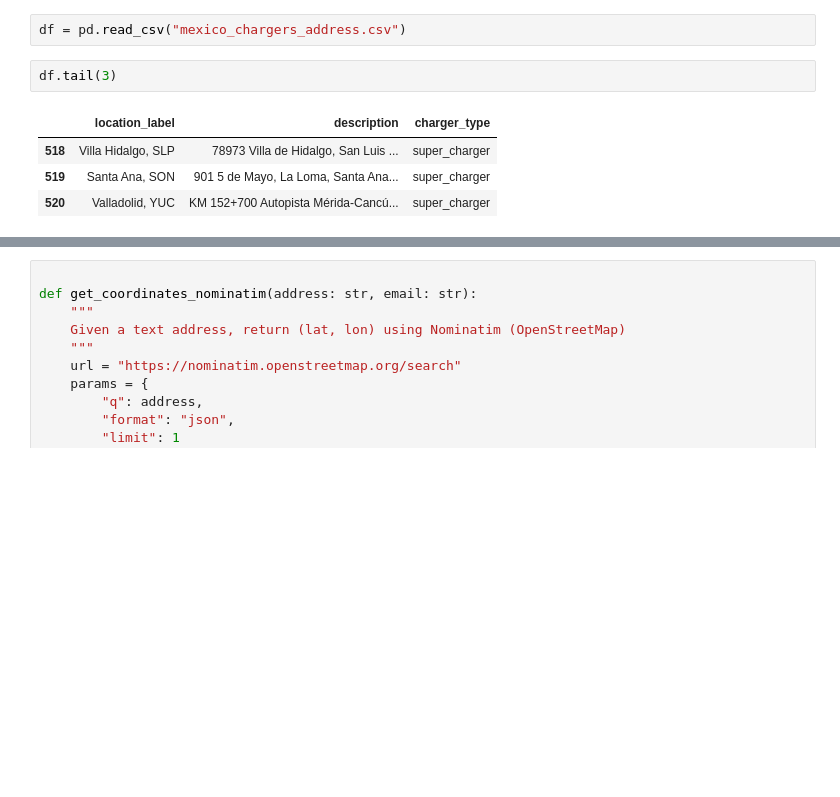
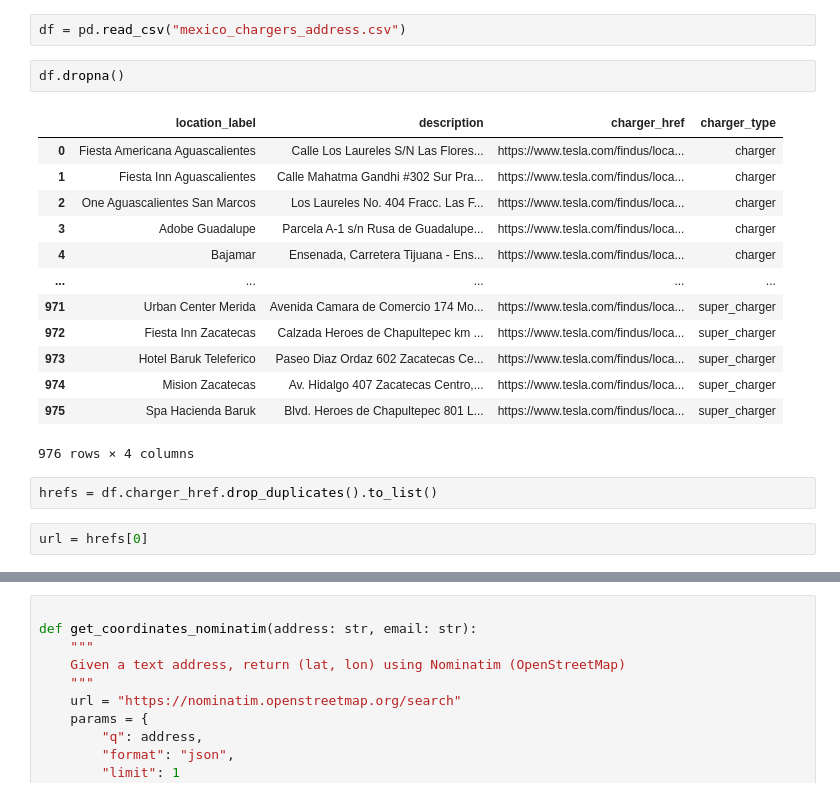
Before and after one commit to edgar-daniel-codes/geospatial-analytics-lab, a Jupyter notebook: projects/electric_reach_mex/drafts.ipynb, the cells around one changed output, grey strips where cells are left out. Cells and saved outputs as stored; diff of their text form; blank space fills up the shorter version.

Commit message:
Chargers coordinates

```diff
--- a/projects/electric_reach_mex/drafts.ipynb
+++ b/projects/electric_reach_mex/drafts.ipynb
@@ -49,9 +65,22 @@ def get_coordinates_nominatim(address: str, email: str):
 # %%
 df = pd.read_csv("mexico_chargers_address.csv")
 # %%
-df.tail(3)
+df.dropna()
 # %% [output]
-|  | location_label | description | charger_type |
-| 518 | Villa Hidalgo, SLP | 78973 Villa de Hidalgo, San Luis ... | super_charger |
-| 519 | Santa Ana, SON | 901 5 de Mayo, La Loma, Santa Ana... | super_charger |
-| 520 | Valladolid, YUC | KM 152+700 Autopista Mérida-Cancú... | super_charger |
+|  | location_label | description | charger_href | charger_type |
+| 0 | Fiesta Americana Aguascalientes | Calle Los Laureles S/N Las Flores... | https://www.tesla.com/findus/loca... | charger |
+| 1 | Fiesta Inn Aguascalientes | Calle Mahatma Gandhi #302 Sur Pra... | https://www.tesla.com/findus/loca... | charger |
+| 2 | One Aguascalientes San Marcos | Los Laureles No. 404 Fracc. Las F... | https://www.tesla.com/findus/loca... | charger |
+| 3 | Adobe Guadalupe | Parcela A-1 s/n Rusa de Guadalupe... | https://www.tesla.com/findus/loca... | charger |
+| 4 | Bajamar | Ensenada, Carretera Tijuana - Ens... | https://www.tesla.com/findus/loca... | charger |
+| ... | ... | ... | ... | ... |
+| 971 | Urban Center Merida | Avenida Camara de Comercio 174 Mo... | https://www.tesla.com/findus/loca... | super_charger |
+| 972 | Fiesta Inn Zacatecas | Calzada Heroes de Chapultepec km ... | https://www.tesla.com/findus/loca... | super_charger |
+| 973 | Hotel Baruk Teleferico | Paseo Diaz Ordaz 602 Zacatecas Ce... | https://www.tesla.com/findus/loca... | super_charger |
+| 974 | Mision Zacatecas | Av. Hidalgo 407 Zacatecas Centro,... | https://www.tesla.com/findus/loca... | super_charger |
+| 975 | Spa Hacienda Baruk | Blvd. Heroes de Chapultepec 801 L... | https://www.tesla.com/findus/loca... | super_charger |
+976 rows × 4 columns
+# %%
+hrefs = df.charger_href.drop_duplicates().to_list()
+# %%
+url = hrefs[0]
```
Also changed, not shown: parts of 8 cells of this notebook, 4 other files.
